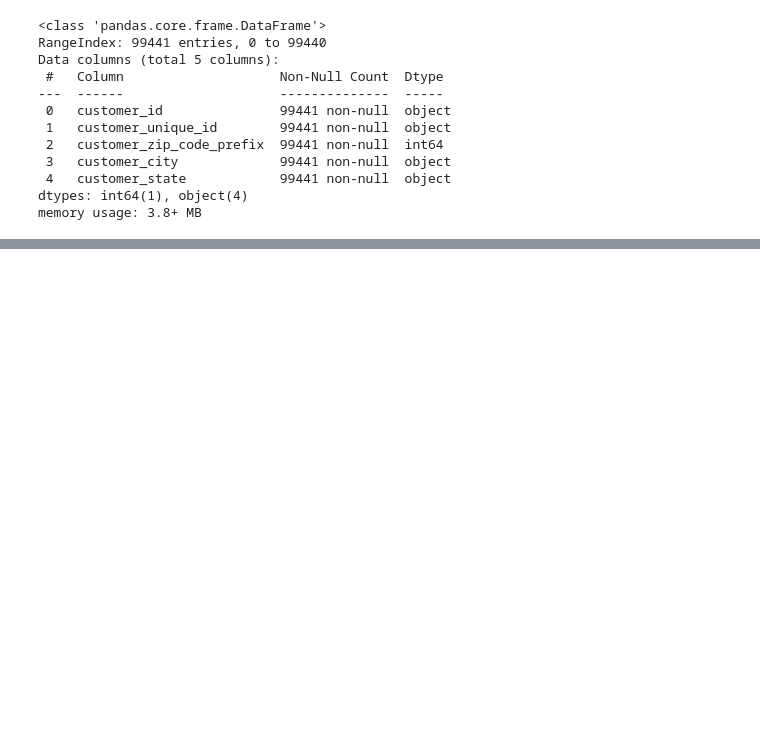
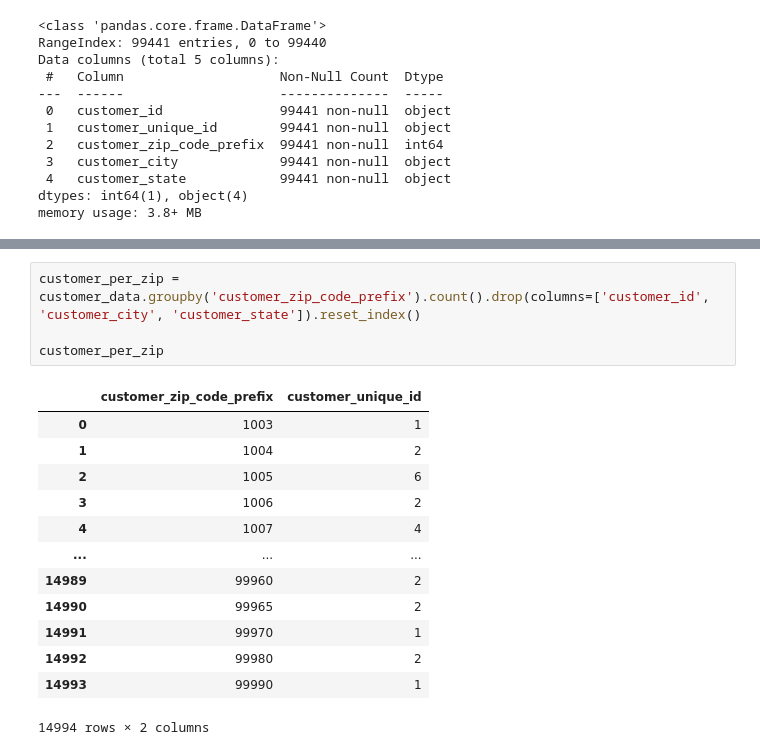
Before and after one commit to DucVanNgo/olist, a Jupyter notebook: notebooks/Data Exploration.ipynb, the cells around one changed output, grey strips where cells are left out. Saved outputs shown, nothing was run; the diff lists cells and outputs as text; blank space fills up the shorter version.

```diff
--- a/notebooks/Data Exploration.ipynb
+++ b/notebooks/Data Exploration.ipynb
@@ -83,2 +87,20 @@ memory usage: 3.8+ MB
+# %%
+customer_per_zip = customer_data.groupby('customer_zip_code_prefix').count().drop(columns=['customer_id', 'customer_city', 'customer_state']).reset_index()
+
+customer_per_zip
+# %% [output]
+|  | customer_zip_code_prefix | customer_unique_id |
+| 0 | 1003 | 1 |
+| 1 | 1004 | 2 |
+| 2 | 1005 | 6 |
+| 3 | 1006 | 2 |
+| 4 | 1007 | 4 |
+| ... | ... | ... |
+| 14989 | 99960 | 2 |
+| 14990 | 99965 | 2 |
+| 14991 | 99970 | 1 |
+| 14992 | 99980 | 2 |
+| 14993 | 99990 | 1 |
+14994 rows × 2 columns
 # %%
 geoloc_data = data['geolocation'].copy()
```
Also changed, not shown: parts of 9 cells of this notebook.
